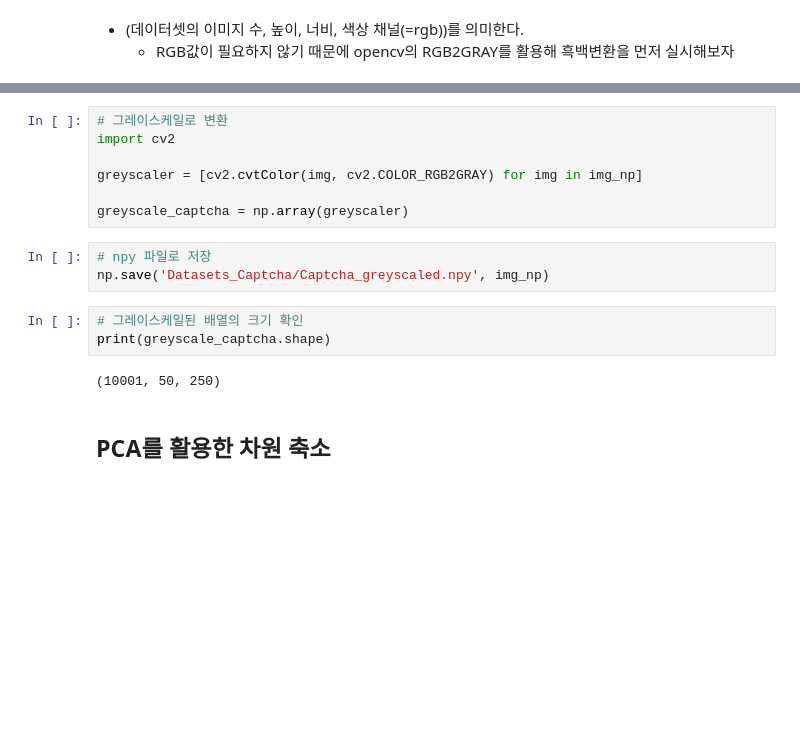
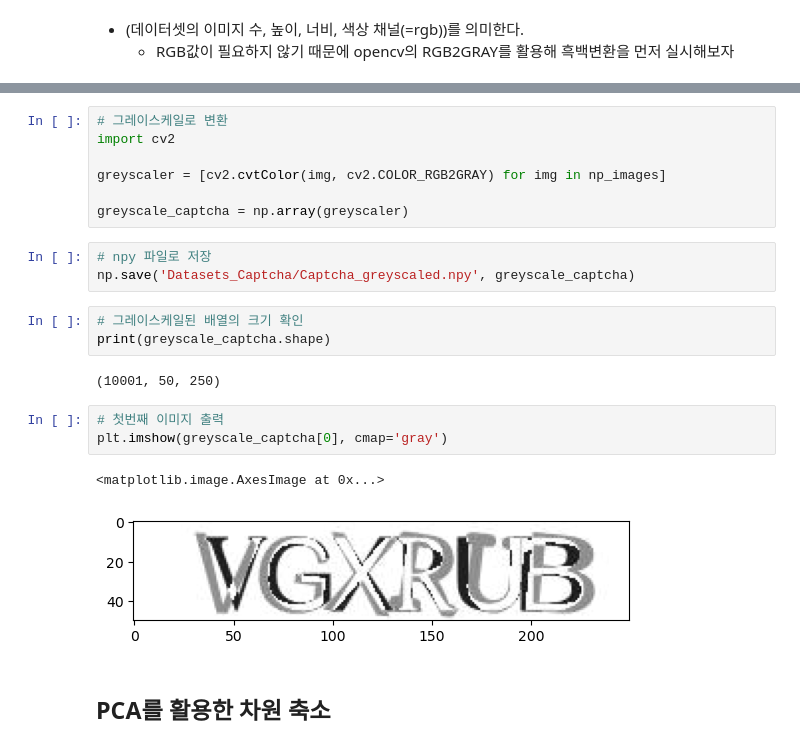
Before and after one commit to taemmini/2023_Fall_HUFS_ML_Project_7, a Jupyter notebook: Preprocessing_CAPCHA.ipynb, the cells around one changed output, grey strips where cells are left out. Drawn from its saved outputs; the diff is of its cells as text; blank space fills up the shorter version.

```diff
--- a/Preprocessing_CAPCHA.ipynb
+++ b/Preprocessing_CAPCHA.ipynb
@@ -101,17 +103,23 @@ Requirement already satisfied: numpy>=1.21.2 in /Users/taemmini/anaconda3/envs/H
 # 그레이스케일로 변환
 import cv2
 
-greyscaler = [cv2.cvtColor(img, cv2.COLOR_RGB2GRAY) for img in img_np]
+greyscaler = [cv2.cvtColor(img, cv2.COLOR_RGB2GRAY) for img in np_images]
 
 greyscale_captcha = np.array(greyscaler)
 # %%
 # npy 파일로 저장
-np.save('Datasets_Captcha/Captcha_greyscaled.npy', img_np)
+np.save('Datasets_Captcha/Captcha_greyscaled.npy', greyscale_captcha)
 # %%
 # 그레이스케일된 배열의 크기 확인
 print(greyscale_captcha.shape)
 # %% [output]
 (10001, 50, 250)
+# %%
+# 첫번째 이미지 출력
+plt.imshow(greyscale_captcha[0], cmap='gray')
+# %% [output]
+<matplotlib.image.AxesImage at 0x...>
+[figure, added]
 # %% [markdown]
 ## PCA를 활용한 차원 축소
 # %%
```
Also changed, not shown: parts of 13 cells of this notebook, 1 other file.
